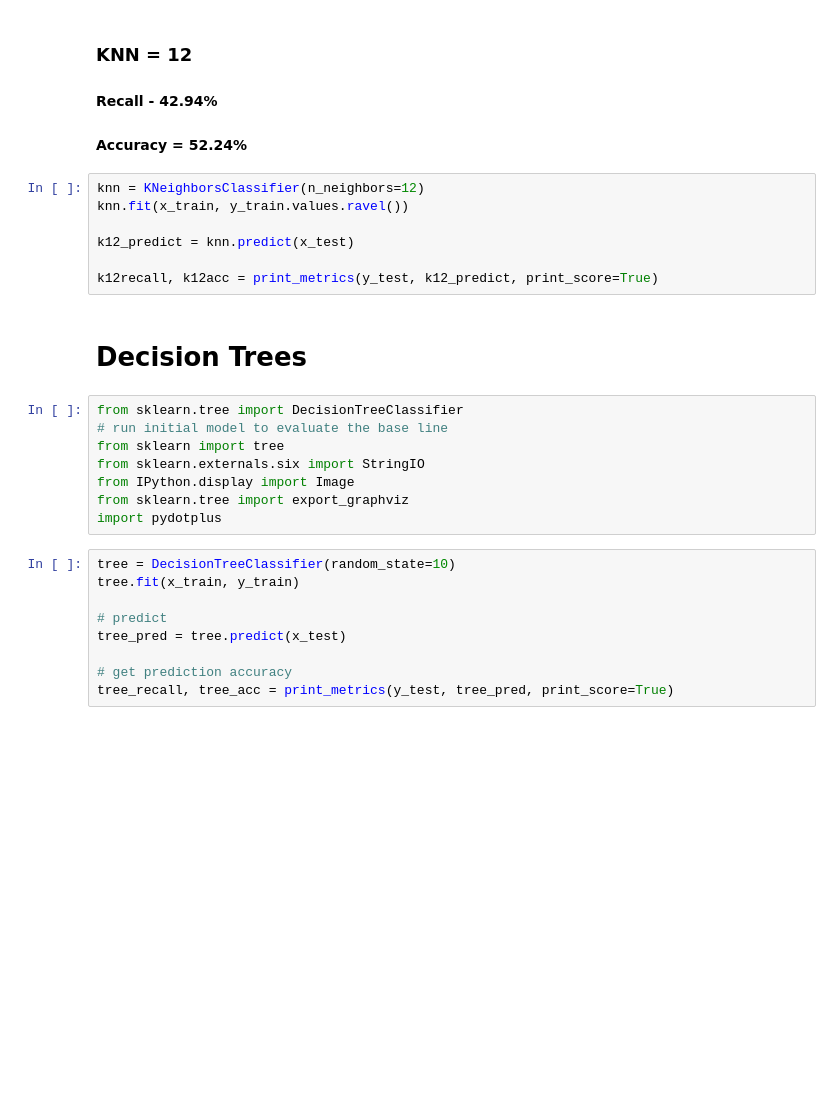
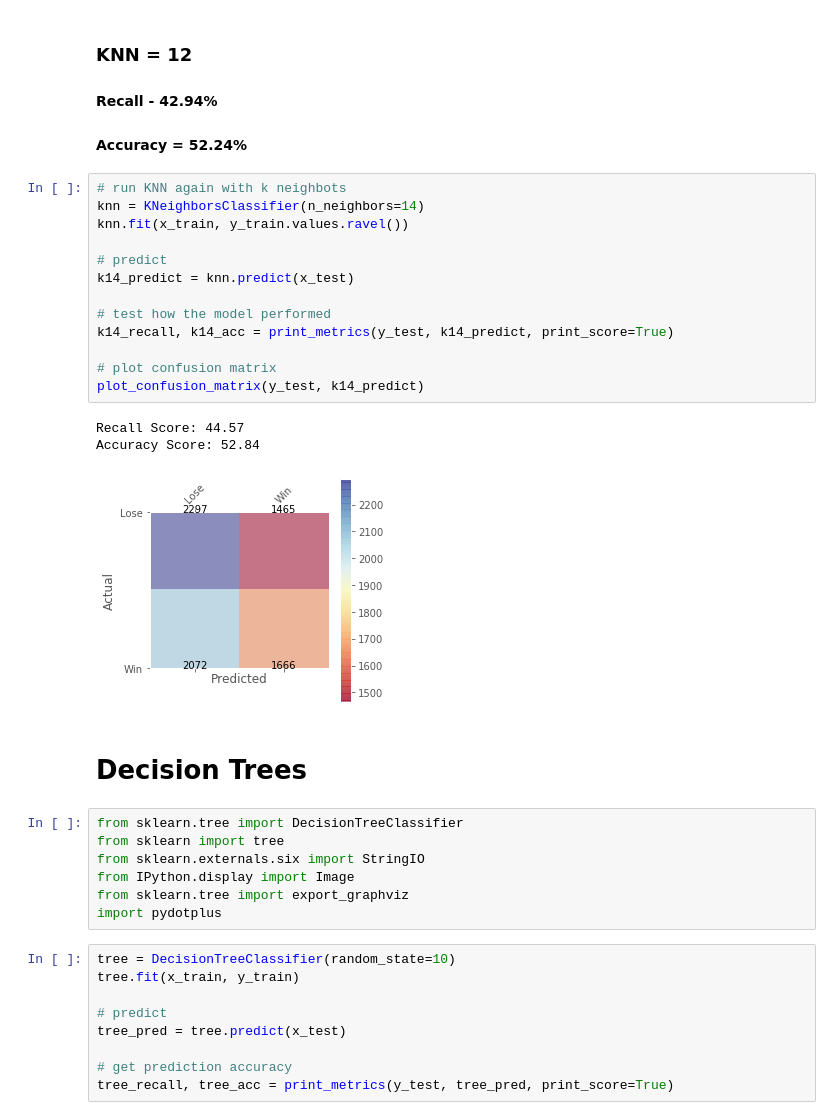
Before and after one commit to Gal-Gilor/In_Zeus_We_Trust, a Jupyter notebook: dota_classification_models.ipynb, the cells around one changed output. Cells and saved outputs as stored; diff of their text form; blank space fills up the shorter version.

```diff
--- a/dota_classification_models.ipynb
+++ b/dota_classification_models.ipynb
@@ -129,17 +129,26 @@ scores: [(40.65, 51.88), (41.87, 51.73), (54.82, 52.54), (44.26, 52.3), (45.76,
 
 #### Accuracy = 52.24%
 # %%
-knn = KNeighborsClassifier(n_neighbors=12)
+# run KNN again with k neighbots
+knn = KNeighborsClassifier(n_neighbors=14)
 knn.fit(x_train, y_train.values.ravel())
 
-k12_predict = knn.predict(x_test)
+# predict
+k14_predict = knn.predict(x_test)
 
-k12recall, k12acc = print_metrics(y_test, k12_predict, print_score=True)
+# test how the model performed
+k14_recall, k14_acc = print_metrics(y_test, k14_predict, print_score=True)
+
+# plot confusion matrix
+plot_confusion_matrix(y_test, k14_predict)
+# %% [output]
+Recall Score: 44.57
+Accuracy Score: 52.84
+[figure, added]
 # %% [markdown]
 # Decision Trees
 # %%
 from sklearn.tree import DecisionTreeClassifier
-# run initial model to evaluate the base line
 from sklearn import tree
 from sklearn.externals.six import StringIO
 from IPython.display import Image
```
Also changed, not shown: parts of 43 cells of this notebook.
